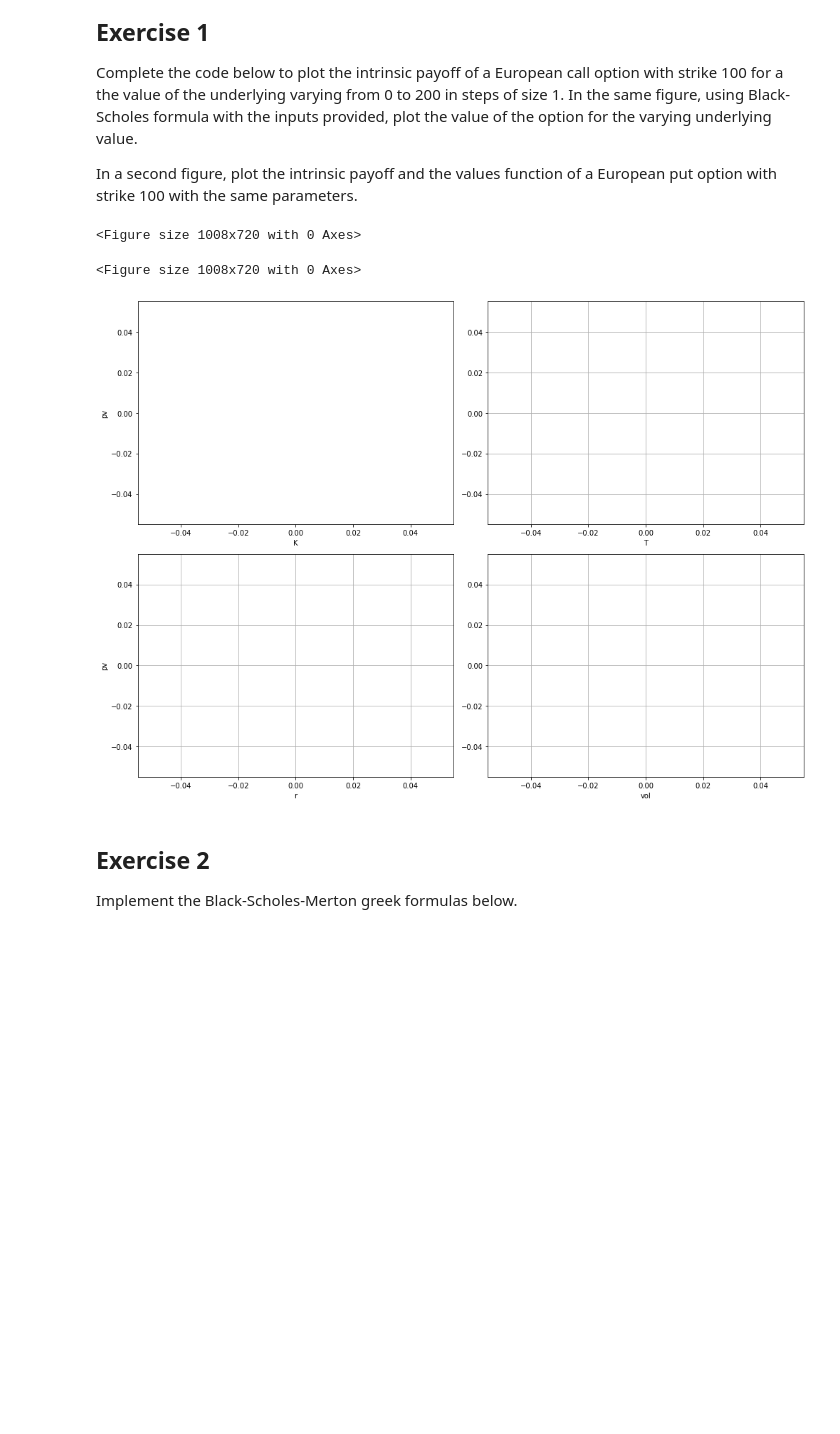
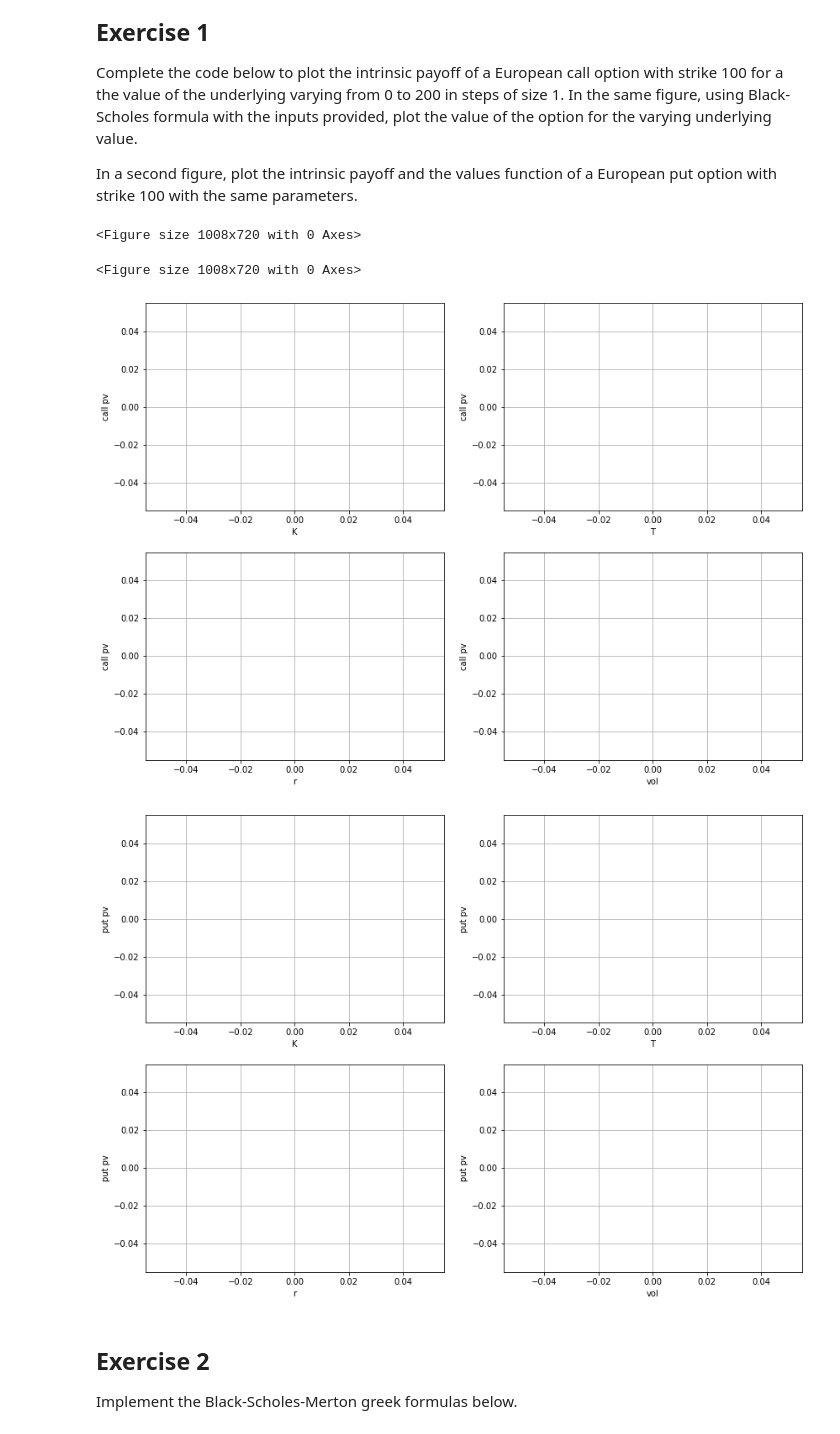
Before and after one commit to quant-icma/pqf-course-colab, a Jupyter notebook: assignments/a1.ipynb, the cells around one changed output. Drawn from its saved outputs; the diff is of its cells as text; code cells hidden in the pictures; blank space fills up the shorter version.

```diff
--- a/assignments/a1.ipynb
+++ b/assignments/a1.ipynb
@@ -72,57 +72,56 @@ plt.show()
 #### YOU DON'T NEED TO CHANGE ANYTHING IN THE REST OF THIS CELL
 #### THIS IS JUST FOR YOU TO VISUALIZE THE RESULTS
 
-def plot_function(function):
+def plot_function(function, option_type):
     points = 200
     S = 100
     K = 100
     T = 5
     r = 0.02
     vol = 0.25
 
+    fig,ax = plt.subplots(2,2)
+
     # C(K) plot
-    plt.subplot(221)
     klist = np.linspace(80, 120, points)
     vlist = [function(S, K, T, r, vol) for K in klist]
-    plt.plot(klist, vlist)
-    plt.grid()
-    plt.xlabel('K')
-    plt.ylabel('pv')
+    ax[0,0].plot(klist, vlist)
+    ax[0,0].grid(True)
+    ax[0,0].set_xlabel('K')
+    ax[0,0].set_ylabel(option_type+' pv')
 
     # C(T) plot
-    plt.subplot(222)
     tlist = np.linspace(0.0001, 1, points)
     vlist = [function(S, K, T, r, vol) for T in tlist]
-    plt.plot(tlist, vlist)
-    plt.grid(True)
-    plt.xlabel('T')
+    ax[0,1].plot(tlist, vlist)
+    ax[0,1].grid(True)
+    ax[0,1].set_xlabel('T')
+    ax[0,1].set_ylabel(option_type+' pv')
 
     # C(r) plot
-    plt.subplot(223)
     rlist = np.linspace(0, 0.1, points)
     vlist = [function(S, K, T, r, vol) for r in rlist]
-    plt.plot(tlist, vlist)
-    plt.grid(True)
-    plt.xlabel('r')
-    plt.ylabel('pv')
-    plt.axis('tight')
+    ax[1,0].plot(tlist, vlist)
+    ax[1,0].grid(True)
+    ax[1,0].set_xlabel('r')
+    ax[1,0].set_ylabel(option_type+' pv')
 
     # C(sigma) plot
-    plt.subplot(224)
     slist = np.linspace(0.01, 0.5, points)
     vlist = [function(S, K, T, r, vol) for vol in slist]
-    plt.plot(slist, vlist)
-    plt.grid(True)
-    plt.xlabel('vol')
-    plt.tight_layout()
+    ax[1,1].plot(slist, vlist)
+    ax[1,1].grid(True)
+    ax[1,1].set_xlabel('vol')
+    ax[1,1].set_ylabel(option_type+' pv')
 
 
-plot_function(bs_call_value)
-plot_function(bs_put_value)
+plot_function(bs_call_value, 'call')
+plot_function(bs_put_value, 'put')
 # %% [output]
 <Figure size 1008x720 with 0 Axes>
 <Figure size 1008x720 with 0 Axes>
-[figure, old version]
+[figure, new version]
+[figure, added]
 # %% [markdown]
 ## Exercise 2
 
```
